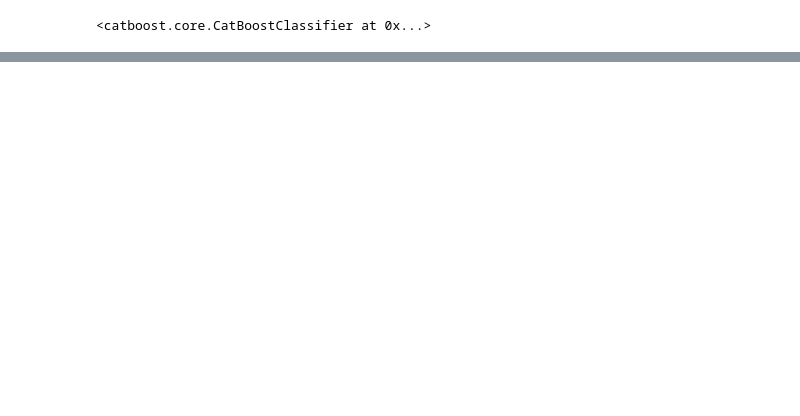
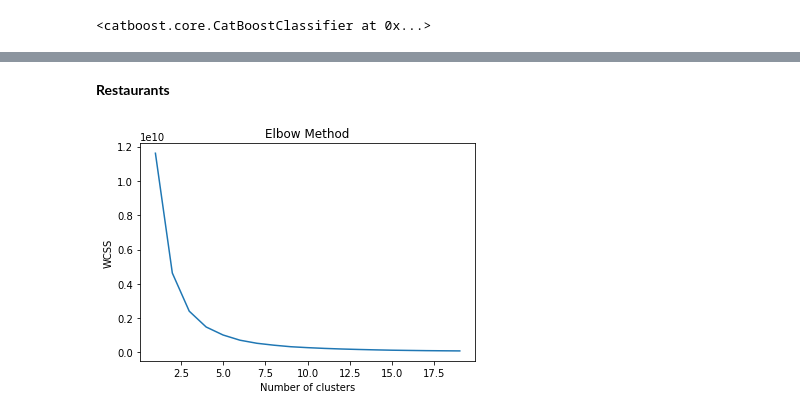
Before and after one commit to hasan-avci/iron-car-Hasanav, a Jupyter notebook: Hasan Avci.ipynb, the cells around one changed output, grey strips where cells are left out. Cells and saved outputs as stored; diff of their text form; code cells hidden in the pictures; blank space fills up the shorter version.

```diff
--- a/Hasan Avci.ipynb
+++ b/Hasan Avci.ipynb
@@ -521,0 +791,6 @@ Shrink model to first 172 iterations.
+# %%
+d_cit['City_Cluster'] =  kmeans.predict(d_cit[feat])
+# %%
+df_merge = df_merge.merge(d_cit[['city_id','City_Cluster']],how='left')
+# %% [markdown]
+__Restaurants__
@@ -521,0 +799,29 @@ Shrink model to first 172 iterations.
+# %%
+d_rest = df_merge.groupby('restaurant_id').agg({'amount_paid' : ['mean','median','sum'],
+                                                           'customer_id' : ['count','nunique'],
+                                                           'is_failed' : 'sum',
+                                                            'delivery_fee' : ['mean','median','sum'],
+                                                             'voucher_amount': ['mean','median','sum']
+                                                           })
+
+d_rest.columns=['_'.join(col) for col in d_rest.columns.ravel()]
+d_rest.reset_index(inplace=True)
+
+d_rest.fillna(0,inplace=True)
+
+dtmp = copy.deepcopy(d_rest)
+feat = [col for col in dtmp.columns if col!='restaurant_id']
+wcss = []
+
+for i in range(1, 20):
+    kmeans = KMeans(n_clusters=i, init='k-means++', max_iter=300, n_init=10, random_state=0)
+    kmeans.fit(dtmp[feat])
+    wcss.append(kmeans.inertia_)
+
+plt.plot(range(1, 20), wcss)
+plt.title('Elbow Method')
+plt.xlabel('Number of clusters')
+plt.ylabel('WCSS')
+plt.show()
+# %% [output]
+[figure, added]
```
Also changed, not shown: parts of 68 cells of this notebook, 6 other files.
